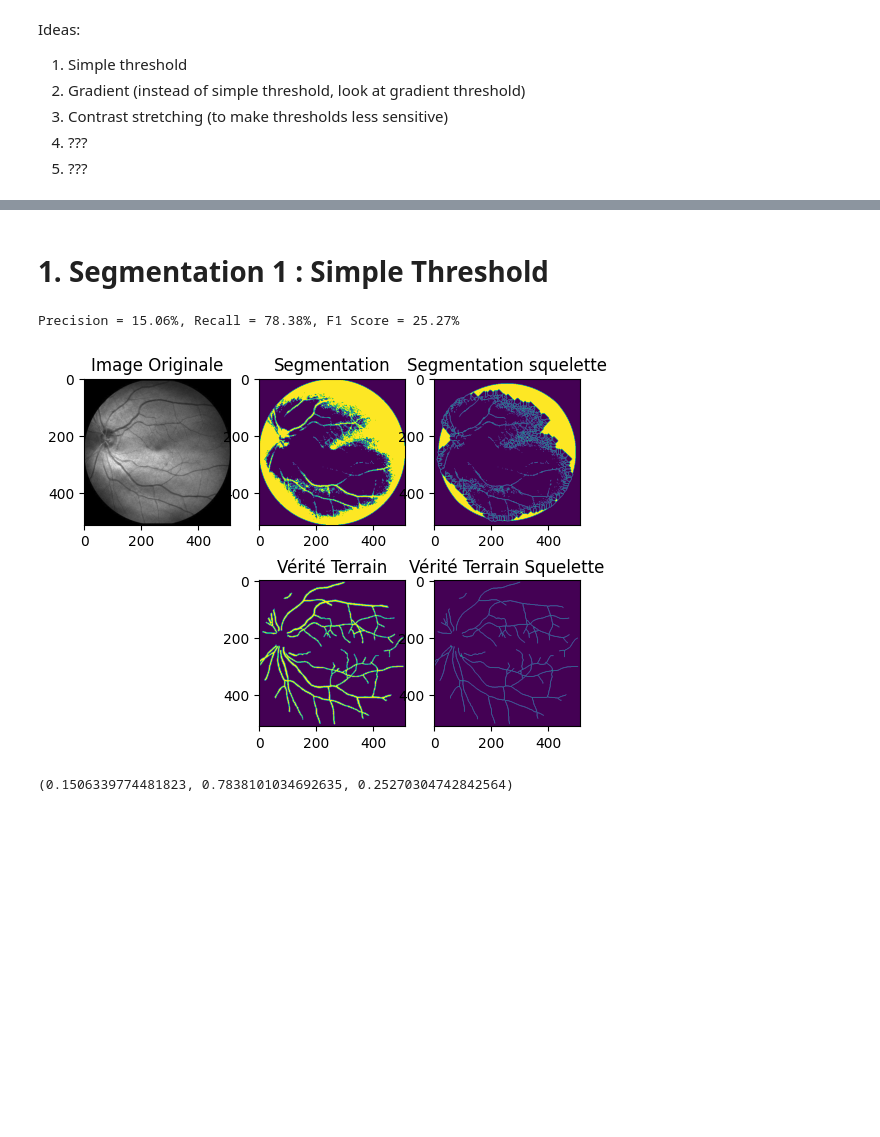
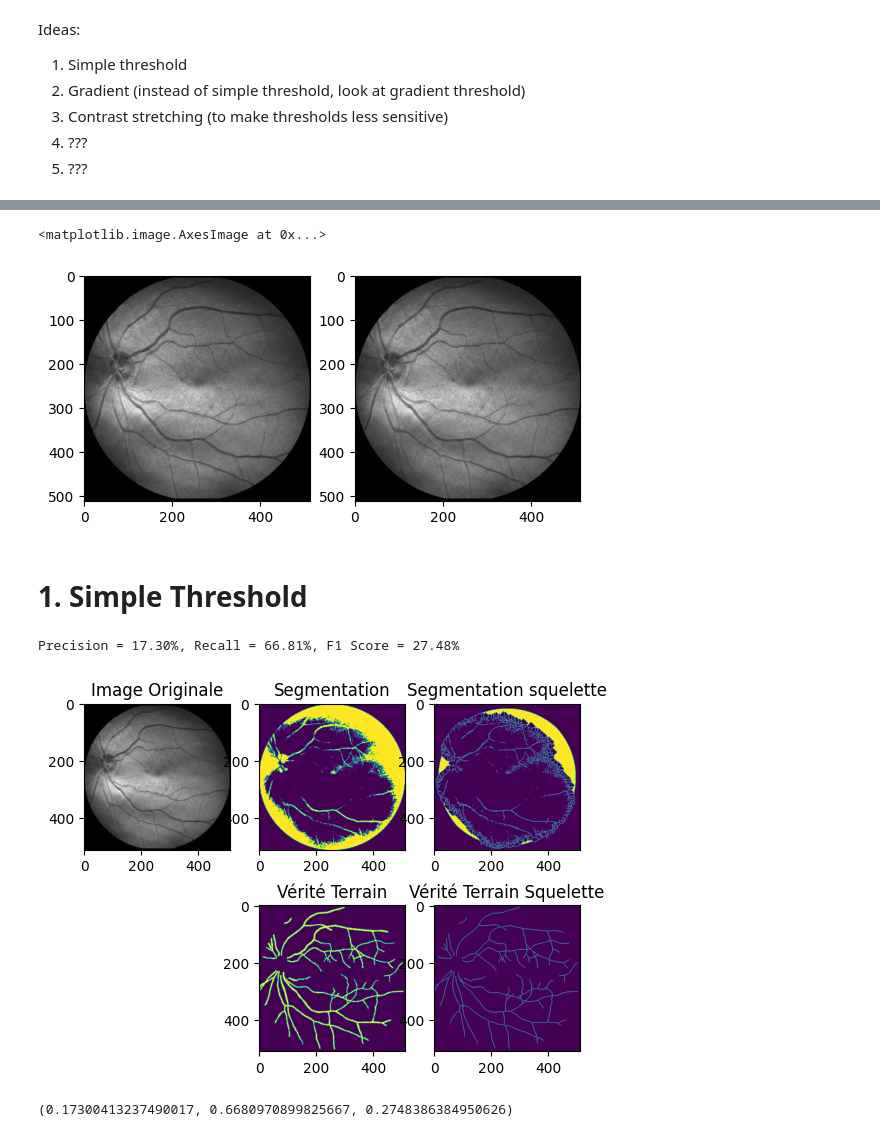
Before and after one commit to olivier-lapabe/Computer_Vision_SLO_Segmentation, a Jupyter notebook: Segmentation_Experiments.ipynb, the cells around one changed output, grey strips where cells are left out. Cells and saved outputs as stored; diff of their text form; code cells hidden in the pictures; blank space fills up the shorter version.

```diff
--- a/Segmentation_Experiments.ipynb
+++ b/Segmentation_Experiments.ipynb
@@ -35,5 +42,13 @@ plt.show()
+# %%
+plt.subplot(121)
+plt.imshow(img, cmap='grey')
+plt.subplot(122)
+plt.imshow(img_rescaled, cmap='grey')
+# %% [output]
+<matplotlib.image.AxesImage at 0x...>
+[figure, added]
 # %% [markdown]
-# 1. Segmentation 1 : Simple Threshold
+# 1. Simple Threshold
 # %%
 def simple_threshold(img, threshold):
     img_mask = masking(img)
@@ -41,10 +57,10 @@ def simple_threshold(img, threshold):
     return img_out
 # %%
-evaluate_picture('01', simple_threshold, 80, plotting = True)
+evaluate_picture('01', simple_threshold, 90, plotting = True)
 # %% [output]
-Precision = 15.06%, Recall = 78.38%, F1 Score = 25.27%
+Precision = 17.30%, Recall = 66.81%, F1 Score = 27.48%
-[figure, old version]
+[figure, new version]
-(0.1506339774481823, 0.7838101034692635, 0.25270304742842564)
+(0.17300413237490017, 0.6680970899825667, 0.2748386384950626)
 # %%
 # Plot optimal threshold
 
```
Also changed, not shown: parts of 29 cells of this notebook, 4 other files.
